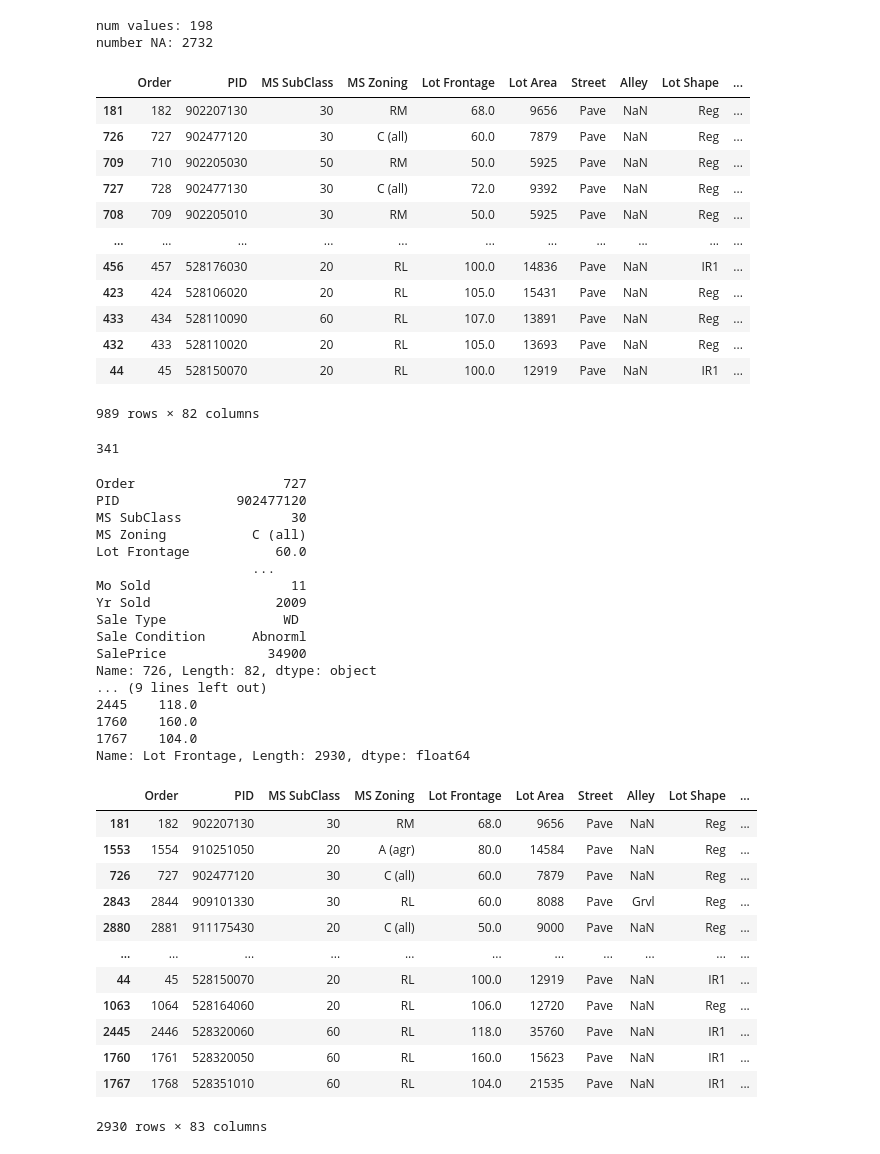
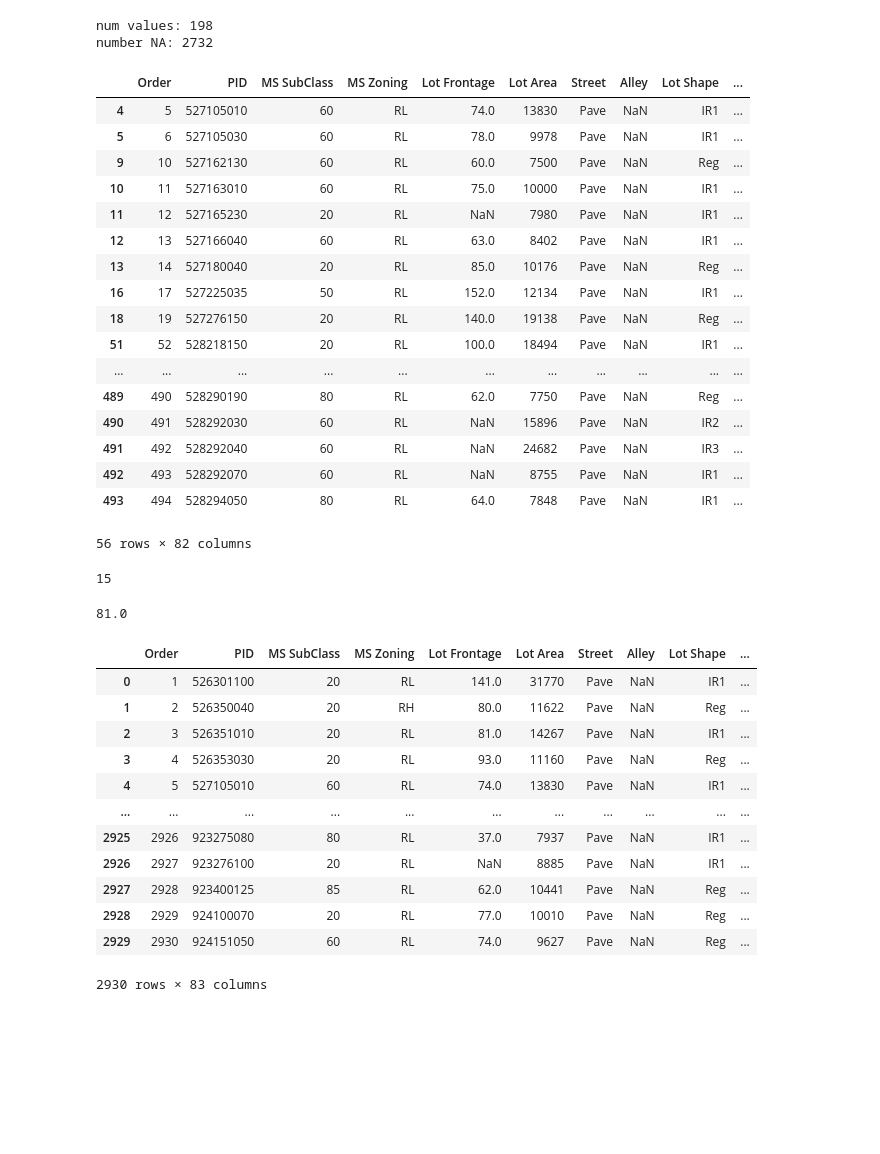
Before and after one commit to RSample12/Grand-Circus-Assignments, a Jupyter notebook: ames-housing/ames_housing.ipynb, the cells around one changed output. Drawn from its saved outputs; the diff is of its cells as text; code cells hidden in the pictures; blank space fills up the shorter version.

```diff
--- a/ames-housing/ames_housing.ipynb
+++ b/ames-housing/ames_housing.ipynb
@@ -27,7 +27,7 @@ Question 10:  Return the value of the third row, and fifth column.\
 Question 11:  Remake a new column from the SalePrice that includes data formatted with the $, and commas for the thousands/millions digits. \
 # %%
 # Question 2:  Print the highest and lowest priced homes in Ames. \
-df = df.sort_values(by='SalePrice')
+sorted_df = df.sort_values(by='SalePrice')
 df.tail(1)
 # %% [output]
 |  | Order | PID | MS SubClass | MS Zoning | Lot Frontage | Lot Area | Street | Alley | Lot Shape | ... |
@@ -71,67 +77,54 @@ num values: 198
 number NA: 2732
 # %%
 # Question 8:  What are all the homes in Gilbert with Yr Sold being 2009 and 2010?
-new_df = df[(df['Yr Sold'] == 2009) | (df['Yr Sold'] == 2010)]
+new_df = df[(df['Neighborhood'] == 'Gilbert') & ((df['Yr Sold'] == 2009) | (df['Yr Sold'] == 2010))]
 new_df
 # %% [output]
 |  | Order | PID | MS SubClass | MS Zoning | Lot Frontage | Lot Area | Street | Alley | Lot Shape | ... |
-| 181 | 182 | 902207130 | 30 | RM | 68.0 | 9656 | Pave | NaN | Reg | ... |
-| 726 | 727 | 902477120 | 30 | C (all) | 60.0 | 7879 | Pave | NaN | Reg | ... |
-| 709 | 710 | 902205030 | 50 | RM | 50.0 | 5925 | Pave | NaN | Reg | ... |
-| 727 | 728 | 902477130 | 30 | C (all) | 72.0 | 9392 | Pave | NaN | Reg | ... |
-| 708 | 709 | 902205010 | 30 | RM | 50.0 | 5925 | Pave | NaN | Reg | ... |
+| 4 | 5 | 527105010 | 60 | RL | 74.0 | 13830 | Pave | NaN | IR1 | ... |
+| 5 | 6 | 527105030 | 60 | RL | 78.0 | 9978 | Pave | NaN | IR1 | ... |
+| 9 | 10 | 527162130 | 60 | RL | 60.0 | 7500 | Pave | NaN | Reg | ... |
+| 10 | 11 | 527163010 | 60 | RL | 75.0 | 10000 | Pave | NaN | IR1 | ... |
+| 11 | 12 | 527165230 | 20 | RL | NaN | 7980 | Pave | NaN | IR1 | ... |
+| 12 | 13 | 527166040 | 60 | RL | 63.0 | 8402 | Pave | NaN | IR1 | ... |
+| 13 | 14 | 527180040 | 20 | RL | 85.0 | 10176 | Pave | NaN | Reg | ... |
+| 16 | 17 | 527225035 | 50 | RL | 152.0 | 12134 | Pave | NaN | IR1 | ... |
+| 18 | 19 | 527276150 | 20 | RL | 140.0 | 19138 | Pave | NaN | Reg | ... |
+| 51 | 52 | 528218150 | 20 | RL | 100.0 | 18494 | Pave | NaN | IR1 | ... |
 | ... | ... | ... | ... | ... | ... | ... | ... | ... | ... | ... |
-| 456 | 457 | 528176030 | 20 | RL | 100.0 | 14836 | Pave | NaN | IR1 | ... |
-| 423 | 424 | 528106020 | 20 | RL | 105.0 | 15431 | Pave | NaN | Reg | ... |
-| 433 | 434 | 528110090 | 60 | RL | 107.0 | 13891 | Pave | NaN | Reg | ... |
-| 432 | 433 | 528110020 | 20 | RL | 105.0 | 13693 | Pave | NaN | Reg | ... |
-| 44 | 45 | 528150070 | 20 | RL | 100.0 | 12919 | Pave | NaN | IR1 | ... |
+| 489 | 490 | 528290190 | 80 | RL | 62.0 | 7750 | Pave | NaN | Reg | ... |
+| 490 | 491 | 528292030 | 60 | RL | NaN | 15896 | Pave | NaN | IR2 | ... |
+| 491 | 492 | 528292040 | 60 | RL | NaN | 24682 | Pave | NaN | IR3 | ... |
+| 492 | 493 | 528292070 | 60 | RL | NaN | 8755 | Pave | NaN | IR1 | ... |
+| 493 | 494 | 528294050 | 80 | RL | 64.0 | 7848 | Pave | NaN | IR1 | ... |
-989 rows × 82 columns
+56 rows × 82 columns
 # %%
 # Question 9:  What is the count of homes sold in Gilbert with Yr Sold being 2010?
 new_df['Yr Sold'].where(new_df['Yr Sold'] == 2010).count()
 # %% [output]
-341
+15
 # %%
 # Question 10:  Return the value of the third row, and fifth column.
-print(df.iloc[2]) # 3rd row
-print()
-print(df.iloc[:, 4]) # 5th col
+print(df.iloc[2, 4]) # 5th col
 # %% [output]
-Order                   727
-PID               902477120
-MS SubClass              30
-MS Zoning           C (all)
-Lot Frontage           60.0
-                    ...
-Mo Sold                  11
-Yr Sold                2009
-Sale Type               WD
-Sale Condition      Abnorml
-SalePrice             34900
-Name: 726, Length: 82, dtype: object
-... (9 lines left out)
-2445    118.0
-1760    160.0
-1767    104.0
-Name: Lot Frontage, Length: 2930, dtype: float64
+81.0
 # %%
 # Question 11:  Remake a new column from the SalePrice that includes data formatted with the $, and commas for the thousands/millions digits.
-df["Formatted_Price"] = df["SalePrice"].map('${:,d}'.format)
+df["Formatted_Price"] = df["SalePrice"].apply('${:,d}'.format)
 df
 # %% [output]
 |  | Order | PID | MS SubClass | MS Zoning | Lot Frontage | Lot Area | Street | Alley | Lot Shape | ... |
-| 181 | 182 | 902207130 | 30 | RM | 68.0 | 9656 | Pave | NaN | Reg | ... |
-| 1553 | 1554 | 910251050 | 20 | A (agr) | 80.0 | 14584 | Pave | NaN | Reg | ... |
-| 726 | 727 | 902477120 | 30 | C (all) | 60.0 | 7879 | Pave | NaN | Reg | ... |
-| 2843 | 2844 | 909101330 | 30 | RL | 60.0 | 8088 | Pave | Grvl | Reg | ... |
-| 2880 | 2881 | 911175430 | 20 | C (all) | 50.0 | 9000 | Pave | NaN | Reg | ... |
+| 0 | 1 | 526301100 | 20 | RL | 141.0 | 31770 | Pave | NaN | IR1 | ... |
+| 1 | 2 | 526350040 | 20 | RH | 80.0 | 11622 | Pave | NaN | Reg | ... |
+| 2 | 3 | 526351010 | 20 | RL | 81.0 | 14267 | Pave | NaN | IR1 | ... |
+| 3 | 4 | 526353030 | 20 | RL | 93.0 | 11160 | Pave | NaN | Reg | ... |
+| 4 | 5 | 527105010 | 60 | RL | 74.0 | 13830 | Pave | NaN | IR1 | ... |
 | ... | ... | ... | ... | ... | ... | ... | ... | ... | ... | ... |
-| 44 | 45 | 528150070 | 20 | RL | 100.0 | 12919 | Pave | NaN | IR1 | ... |
-| 1063 | 1064 | 528164060 | 20 | RL | 106.0 | 12720 | Pave | NaN | Reg | ... |
-| 2445 | 2446 | 528320060 | 60 | RL | 118.0 | 35760 | Pave | NaN | IR1 | ... |
-| 1760 | 1761 | 528320050 | 60 | RL | 160.0 | 15623 | Pave | NaN | IR1 | ... |
-| 1767 | 1768 | 528351010 | 60 | RL | 104.0 | 21535 | Pave | NaN | IR1 | ... |
+| 2925 | 2926 | 923275080 | 80 | RL | 37.0 | 7937 | Pave | NaN | IR1 | ... |
+| 2926 | 2927 | 923276100 | 20 | RL | NaN | 8885 | Pave | NaN | IR1 | ... |
+| 2927 | 2928 | 923400125 | 85 | RL | 62.0 | 10441 | Pave | NaN | Reg | ... |
+| 2928 | 2929 | 924100070 | 20 | RL | 77.0 | 10010 | Pave | NaN | Reg | ... |
+| 2929 | 2930 | 924151050 | 60 | RL | 74.0 | 9627 | Pave | NaN | Reg | ... |
 2930 rows × 83 columns
 # %%
 # Question 12:   Output a dataframe with only SalePrice, Neighborhood, and Year Built.
```
Also changed, not shown: parts of 5 cells of this notebook, 2 other files.
